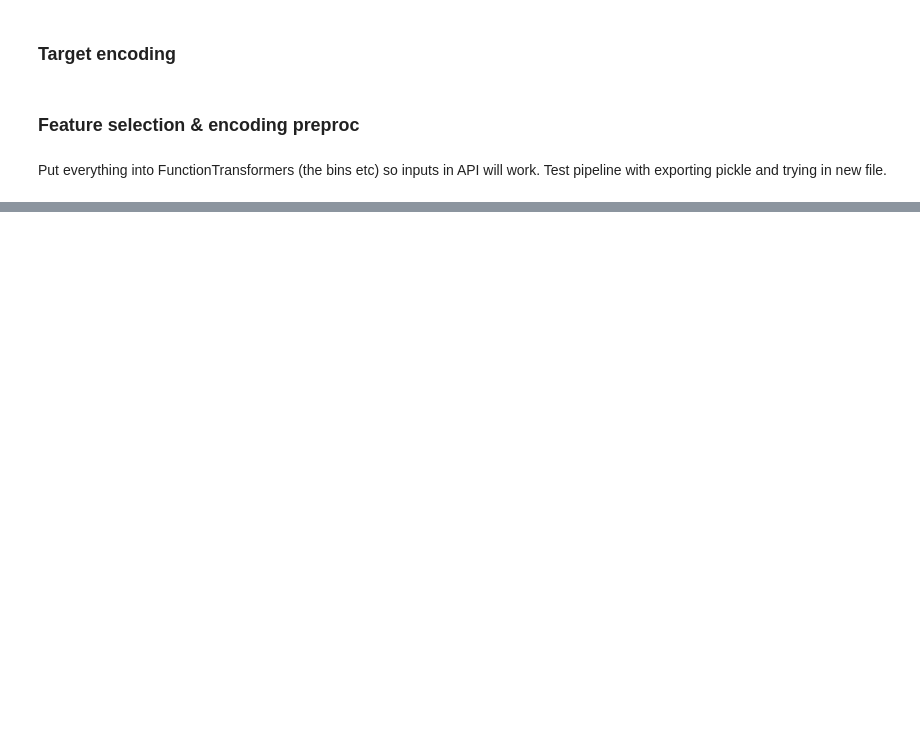
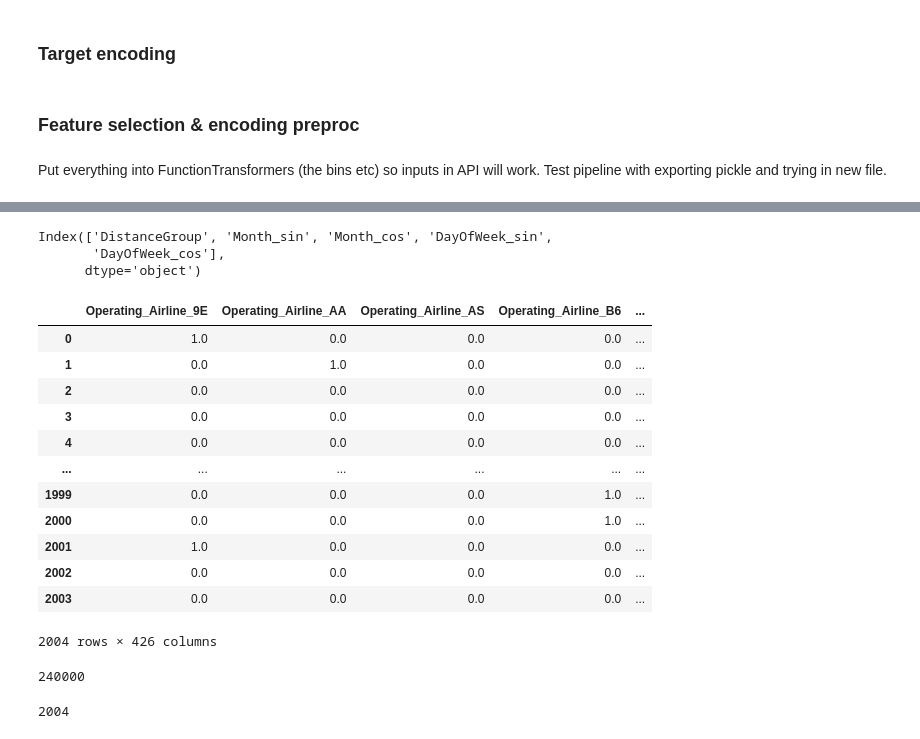
Before and after one commit to mariajoi/flightdelay, a Jupyter notebook: notebooks/preproc_rb.ipynb, the cells around one changed output, grey strips where cells are left out. Drawn from its saved outputs; the diff is of its cells as text; code cells hidden in the pictures; blank space fills up the shorter version.

```diff
--- a/notebooks/preproc_rb.ipynb
+++ b/notebooks/preproc_rb.ipynb
@@ -365,0 +431,2 @@ preproc_full
+# %%
+preproc_basic.fit(X)
@@ -365,0 +441,2 @@ preproc_full
+# %%
+preproc_basic.fit(X_2k)
@@ -365,0 +451,39 @@ preproc_full
+# %%
+selected_columns = ['DistanceGroup', 'Month_sin', 'Month_cos', 'DayOfWeek_sin', 'DayOfWeek_cos']
+all_transformed_cols = transformer2.transform(X_2k).columns
+selected_transformed_cols = all_transformed_cols.intersection(selected_columns)
+selected_transformed_cols
+# %% [output]
+Index(['DistanceGroup', 'Month_sin', 'Month_cos', 'DayOfWeek_sin',
+       'DayOfWeek_cos'],
+      dtype='object')
+# %%
+X_2k_transformed = pd.DataFrame(
+    preproc_basic.transform(X_2k),
+    columns=np.concatenate([
+    preproc_basic.named_steps['columntransformer'].named_transformers_['onehotencoder'].get_feature_names_out(),
+    selected_transformed_cols ]))
+# %%
+X_2k_transformed
+# %% [output]
+|  | Operating_Airline_9E | Operating_Airline_AA | Operating_Airline_AS | Operating_Airline_B6 | ... |
+| 0 | 1.0 | 0.0 | 0.0 | 0.0 | ... |
+| 1 | 0.0 | 1.0 | 0.0 | 0.0 | ... |
+| 2 | 0.0 | 0.0 | 0.0 | 0.0 | ... |
+| 3 | 0.0 | 0.0 | 0.0 | 0.0 | ... |
+| 4 | 0.0 | 0.0 | 0.0 | 0.0 | ... |
+| ... | ... | ... | ... | ... | ... |
+| 1999 | 0.0 | 0.0 | 0.0 | 1.0 | ... |
+| 2000 | 0.0 | 0.0 | 0.0 | 1.0 | ... |
+| 2001 | 1.0 | 0.0 | 0.0 | 0.0 | ... |
+| 2002 | 0.0 | 0.0 | 0.0 | 0.0 | ... |
+| 2003 | 0.0 | 0.0 | 0.0 | 0.0 | ... |
+2004 rows × 426 columns
+# %%
+len(X_transformed)
+# %% [output]
+240000
+# %%
+len(X_2k_transformed)
+# %% [output]
+2004
```
Also changed, not shown: parts of 32 cells of this notebook, 2 other files.
